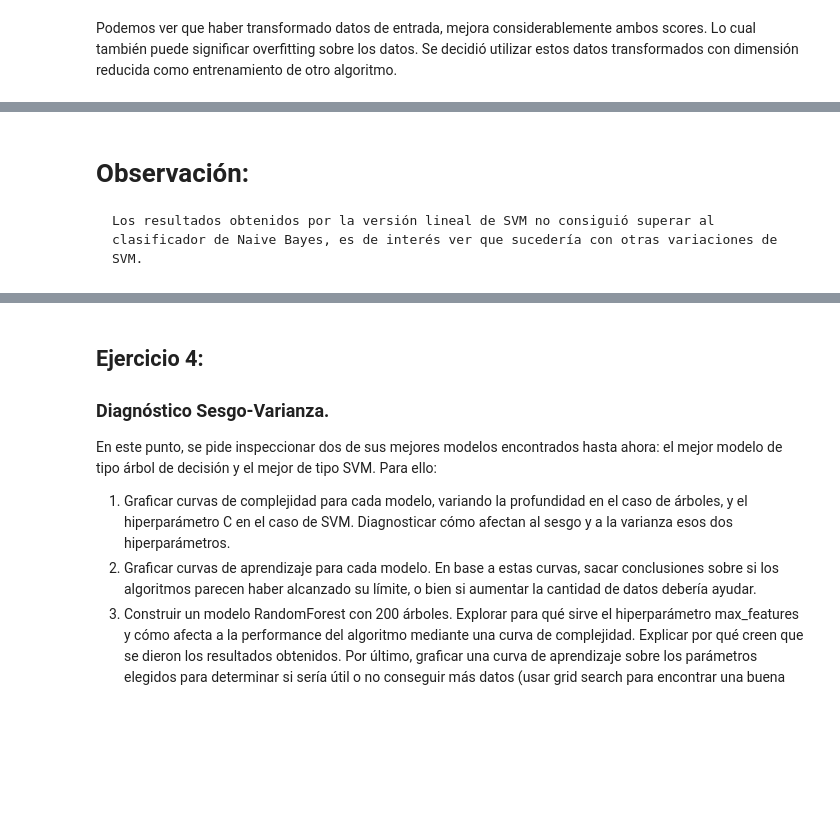
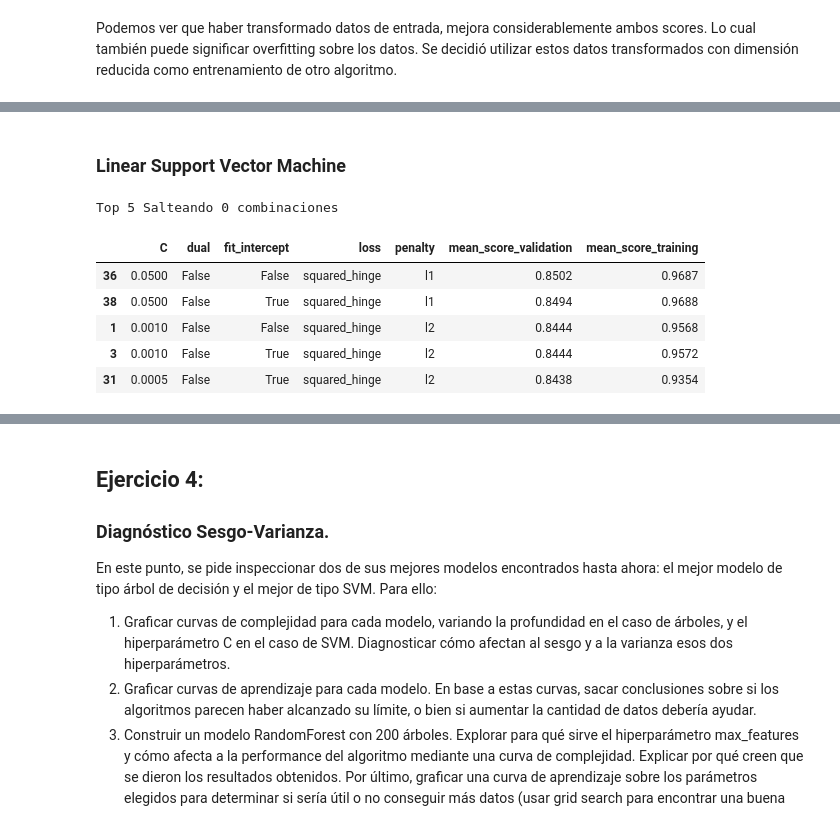
Before and after one commit to BrianBohe/aa-notebooks, a Jupyter notebook: TP1/TP1.ipynb, the cells around one changed output, grey strips where cells are left out. Drawn from its saved outputs; the diff is of its cells as text; code cells hidden in the pictures; blank space fills up the shorter version.

```diff
--- a/TP1/TP1.ipynb
+++ b/TP1/TP1.ipynb
@@ -846,3 +818,32 @@ Top 5 combinaciones
-# %% [markdown]
-# Observación:
-    Los resultados obtenidos por la versión lineal de SVM no consiguió superar al clasificador de Naive Bayes, es de interés ver que sucedería con otras variaciones de SVM.
+# %% [markdown]
+### Linear Support Vector Machine
+# %%
+# GridSearch
+def support_vector_machine_grid_serch_parametrization(_X_train, _Y_train):
+    C_range = [10**e for e in range(-3, 3)] + [0.05 * 10**e for e in range(-3, 3)]
+    SVM_Linear_arguments = [
+        {
+            'C': C_range,
+            'loss': ['squared_hinge'],
+            'penalty': ['l1', 'l2'],
+            'dual': [False],
+            'fit_intercept': [False, True]
+        }
+    ]
+
+    linearsvm_classifier = sklearn.svm.LinearSVC()
+
+    return apply_grid_search_on_classifier_and_parameters(
+        linearsvm_classifier, SVM_Linear_arguments, _X_train, _Y_train
+    )
+
+grid_svm_linear = support_vector_machine_grid_serch_parametrization(X_train_np, Y_train_np)
+top_results(grid_svm_linear)
+# %% [output]
+Top 5 Salteando 0 combinaciones
+|  | C | dual | fit_intercept | loss | penalty | mean_score_validation | mean_score_training |
+| 36 | 0.0500 | False | False | squared_hinge | l1 | 0.8502 | 0.9687 |
+| 38 | 0.0500 | False | True | squared_hinge | l1 | 0.8494 | 0.9688 |
+| 1 | 0.0010 | False | False | squared_hinge | l2 | 0.8444 | 0.9568 |
+| 3 | 0.0010 | False | True | squared_hinge | l2 | 0.8444 | 0.9572 |
+| 31 | 0.0005 | False | True | squared_hinge | l2 | 0.8438 | 0.9354 |
```
Also changed, not shown: parts of 27 cells of this notebook.
